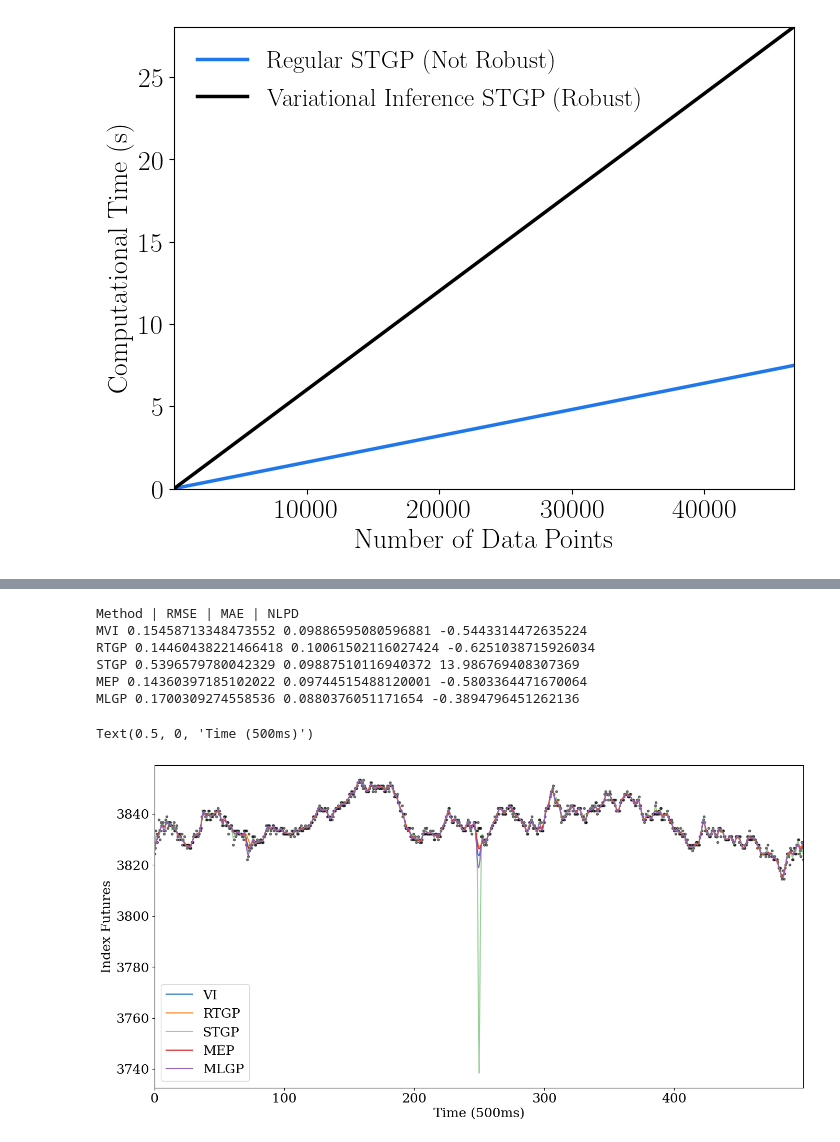
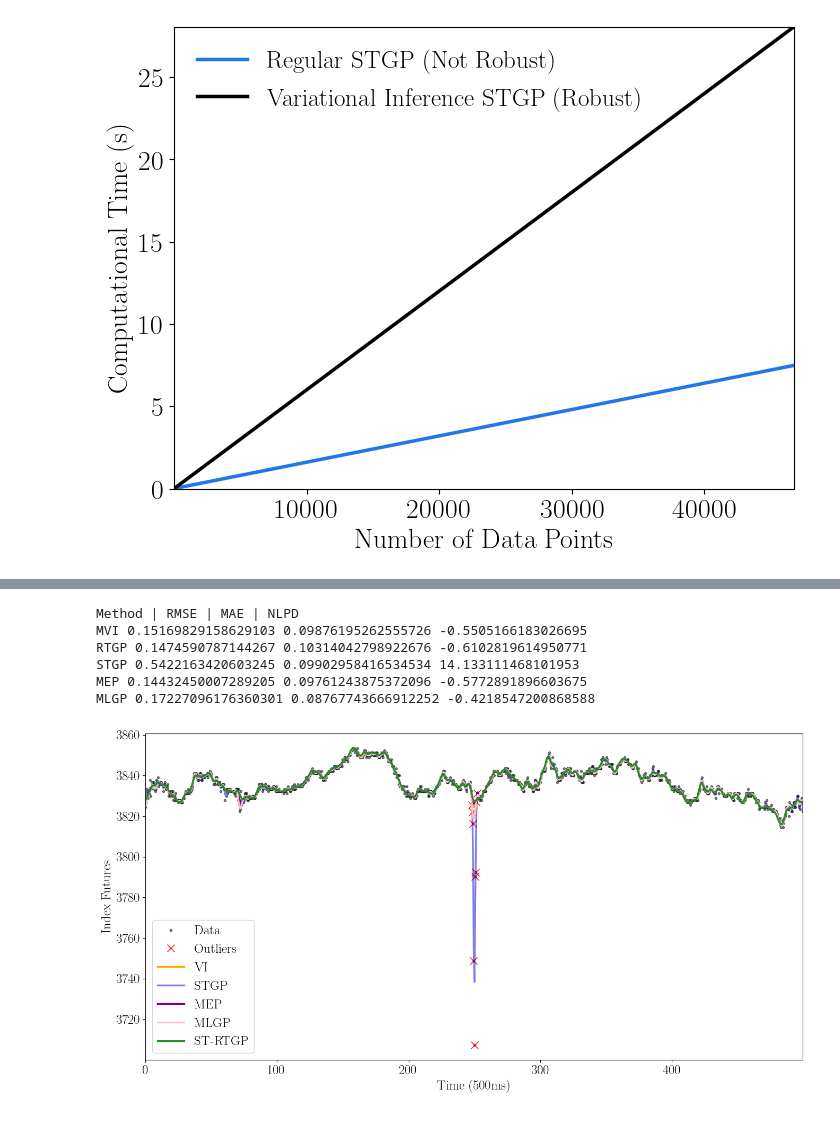
Before and after one commit to williamlaplante/ST-RCGP, a Jupyter notebook: experiments/financial-applications/high-frequeny-data/HFT-index-futures-speed-comp.ipynb, the cells around one changed output, grey strips where cells are left out. Saved outputs shown, nothing was run; the diff lists cells and outputs as text; code cells hidden in the pictures.

Commit message:
added plot

```diff
--- a/experiments/financial-applications/high-frequeny-data/HFT-index-futures-speed-comp.ipynb
+++ b/experiments/financial-applications/high-frequeny-data/HFT-index-futures-speed-comp.ipynb
@@ -433,5 +433,5 @@ def compute_means(seed=0):
     mu_VI, std_VI, VI_model = bayes_newton_variational(obs_grid, obs)
     mu_laplace, std_laplace, laplace_model = bayes_newton_laplace(obs_grid, obs)
 
-    return (mu_laplace, std_laplace), (mu_VI, std_VI), (mu_EP, std_EP), (m_rtgp, P_rtgp), (m_std_gp, P_std_gp), obs_grid, true_obs
+    return (mu_laplace, std_laplace), (mu_VI, std_VI), (mu_EP, std_EP), (m_rtgp, P_rtgp), (m_std_gp, P_std_gp), obs_grid, true_obs, obs, outliers_idx
 # %%
@@ -474,0 +472,2 @@ a[a < 0.7].mean(), a[a<0.7].std()
+# %%
+(mu_laplace, std_laplace), (mu_VI, std_VI), (mu_EP, std_EP), (m_rtgp, P_rtgp), (m_std_gp, P_std_gp), obs_grid, true_obs, actual_obs, outliers_idx = compute_means(seed=10)
@@ -475,31 +495,33 @@ a[a < 0.7].mean(), a[a<0.7].std()
 # %%
 plt.rc('font', family='serif', size=18)
 
 plt.figure(figsize=(16,8))
-plt.plot(obs_grid, obs_std*true_obs + mean, '.', alpha=0.5, color='black')
-plt.plot(obs_grid, obs_std*mu_VI + mean, label='VI')
-plt.plot(obs_grid, obs_std*m_rtgp.flatten() + mean, label="RTGP")
-plt.plot(obs_grid, obs_std*m_std_gp.flatten() + mean, alpha=0.5, label="STGP")
-plt.plot(obs_grid, obs_std*mu_EP + mean, label="MEP")
-plt.plot(obs_grid, obs_std*mu_laplace + mean, label="MLGP")
+plt.plot(obs_grid, actual_obs*obs_std + mean, '.', alpha=0.5, color='black', label="Data")
+plt.plot(obs_grid[outliers_idx], (actual_obs*obs_std + mean)[outliers_idx], 'x', markersize=10, color='red', label="Outliers")
+plt.plot(obs_grid, obs_std*mu_VI + mean, color='orange', label='VI')
+plt.plot(obs_grid, obs_std*m_std_gp.flatten() + mean, alpha=0.5, color='mediumblue', label="STGP")
+plt.plot(obs_grid, obs_std*mu_EP + mean, color='purple', label="MEP")
+plt.plot(obs_grid, obs_std*mu_laplace + mean, color='pink', label="MLGP")
+plt.plot(obs_grid, obs_std*m_rtgp.flatten() + mean, color='forestgreen', label="ST-RTGP")
 plt.xlim(obs_grid[0], obs_grid[-1])
 plt.legend()
 
 print("Method | RMSE | MAE | NLPD")
 print("MVI", rmse(mu_VI, true_obs), mae(mu_VI, true_obs), nlpd(true_obs, mu_VI, std_VI))
 print("RTGP", rmse(m_rtgp.flatten(), true_obs), mae(m_rtgp.flatten(), true_obs), nlpd(true_obs, m_rtgp.flatten(), P_rtgp.flatten()))
 print("STGP", rmse(m_std_gp.flatten(), true_obs), mae(m_std_gp.flatten(), true_obs), nlpd(true_obs, m_std_gp.flatten(), P_std_gp.flatten()))
 print("MEP", rmse(mu_EP, true_obs), mae(mu_EP, true_obs), nlpd(true_obs, mu_EP, std_EP))
 print("MLGP", rmse(mu_laplace, true_obs), mae(mu_laplace, true_obs), nlpd(true_obs, mu_laplace, std_laplace))
 
 plt.ylabel("Index Futures")
 plt.xlabel("Time (500ms)")
+
+#plt.savefig("./HFT-data-induced-crash-fit.pdf", format='pdf', bbox_inches='tight')
 # %% [output]
 Method | RMSE | MAE | NLPD
-MVI 0.15458713348473552 0.09886595080596881 -0.5443314472635224
-RTGP 0.14460438221466418 0.10061502116027424 -0.6251038715926034
-STGP 0.5396579780042329 0.09887510116940372 13.986769408307369
-MEP 0.14360397185102022 0.09744515488120001 -0.5803364471670064
-MLGP 0.1700309274558536 0.0880376051171654 -0.3894796451262136
+MVI 0.15169829158629103 0.09876195262555726 -0.5505166183026695
+RTGP 0.1474590787144267 0.10314042798922676 -0.6102819614950771
+STGP 0.5422163420603245 0.09902958416534534 14.133111468101953
+MEP 0.14432450007289205 0.09761243875372096 -0.5772891896603675
+MLGP 0.17227096176360301 0.08767743666912252 -0.4218547200868588
-Text(0.5, 0, 'Time (500ms)')
-[figure, old version]
+[figure, new version]
```
Also changed, not shown: parts of 10 cells of this notebook, 1 other file.
